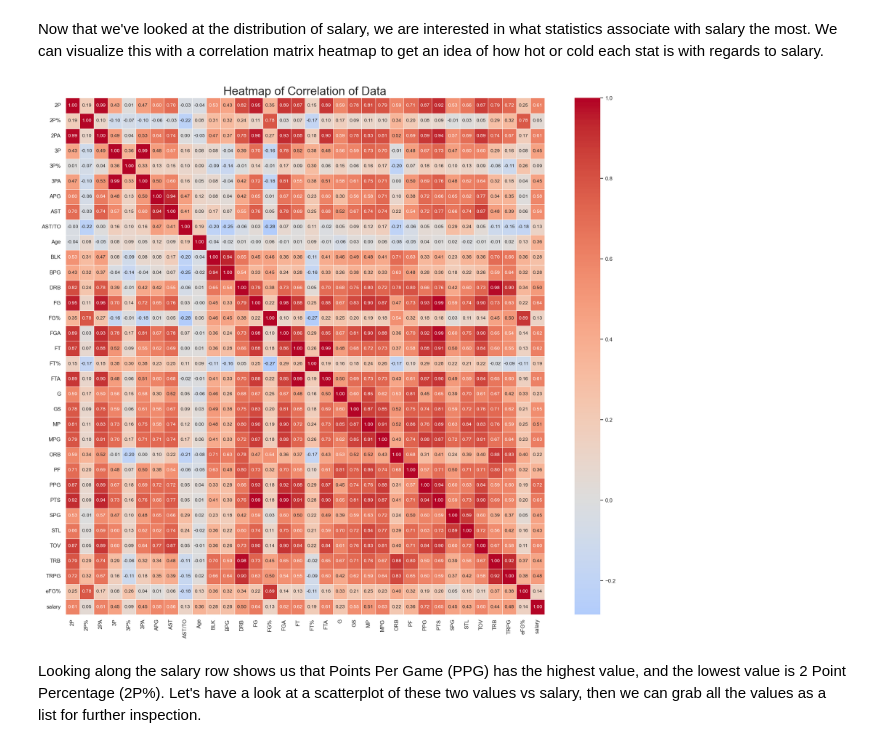
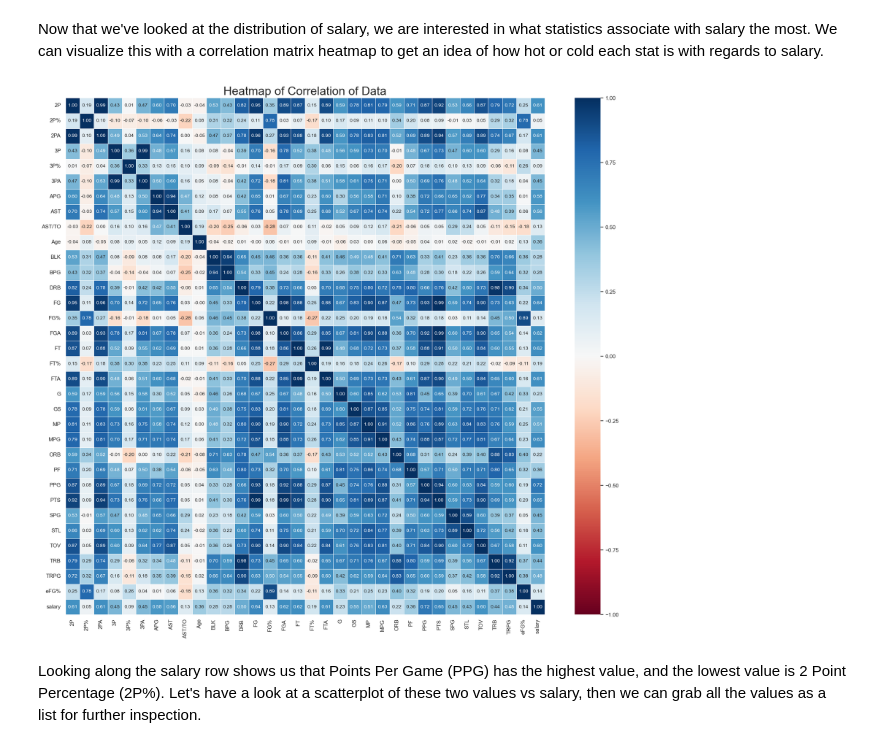
Before and after one commit to Harg-Ryan/NBA-Salary-Exploratory-Analysis-2022_23-Season, a Jupyter notebook: notebooks/NBASalaryAnalysisReport.ipynb, the cells around one changed output. Drawn from its saved outputs; the diff is of its cells as text; code cells hidden in the pictures.

```diff
--- a/notebooks/NBASalaryAnalysisReport.ipynb
+++ b/notebooks/NBASalaryAnalysisReport.ipynb
@@ -205,20 +205,20 @@ Now that we've looked at the distribution of salary, we are interested in what s
 # %%
 # Calculate the correlation matrix
 correlation_matrix = df.drop(columns=['dollarPerMinute','dollarPerFG','dollarPerPoint'])
 correlation_matrix = correlation_matrix.corr(numeric_only=True)
 
 plt.figure(figsize=(18, 16))  # Set the figure size
 
 # Create the heatmap of correlation matrix with improved layout
-sns.heatmap(correlation_matrix, annot=True, fmt=".2f", cmap="coolwarm", center=0,
-            linewidths=0.5, annot_kws={"size": 10})
+sns.heatmap(correlation_matrix, annot=True, fmt=".2f", cmap="RdBu", center=0,
+            linewidths=0.5, annot_kws={"size": 10}, vmin=-1, vmax=1)
 
 # Set title
 plt.title("Heatmap of Correlation of Data", size=24)
 plt.tight_layout()  # Improve layout
 plt.show()
 # %% [output]
-[figure, old version]
+[figure, new version]
 # %% [markdown]
 Looking along the salary row shows us that Points Per Game (PPG) has the highest value, and the lowest value is 2 Point Percentage (2P%). Let's have a look at a scatterplot of these two values vs salary, then we can grab all the values as a list for further inspection.
 # %%
```
Also changed, not shown: 1 other file.
